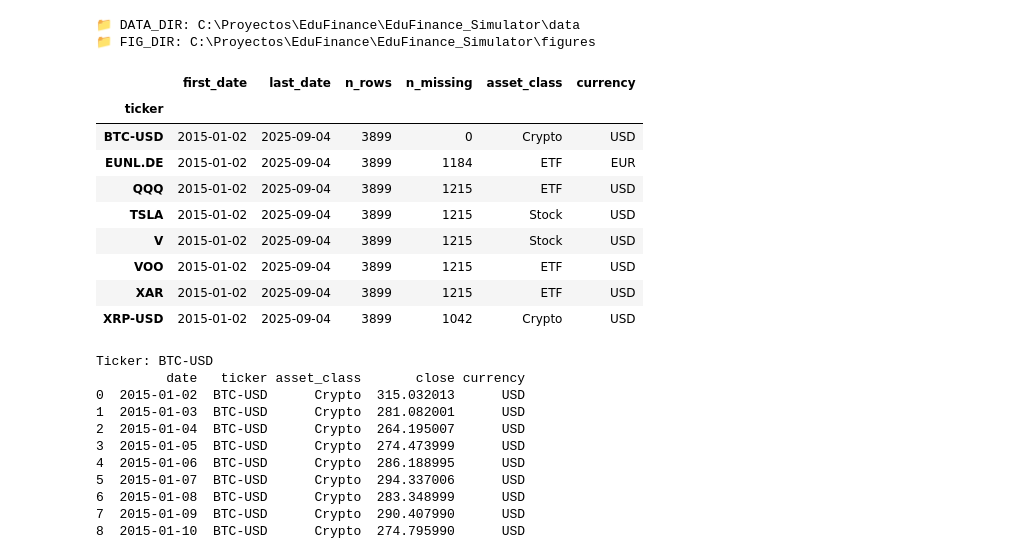
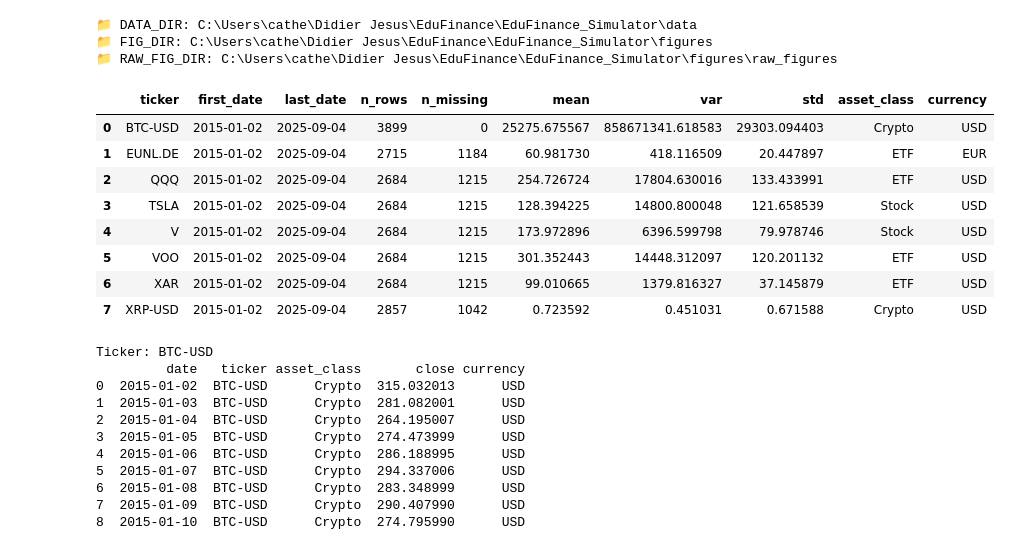
Before and after one commit to DidierAgamez/EduFinance_Simulator, a Jupyter notebook: Notebooks/02_eda_initial.ipynb, the cells around one changed output. Saved outputs shown, nothing was run; the diff lists cells and outputs as text; code cells hidden in the pictures.

```diff
--- a/Notebooks/02_eda_initial.ipynb
+++ b/Notebooks/02_eda_initial.ipynb
@@ -26,65 +26,73 @@ import seaborn as sns
 from utils.paths import DATA_DIR, FIG_DIR
 from utils.loader import load_csv
 
+RAW_FIG_DIR = FIG_DIR / "raw_figures"
+RAW_FIG_DIR.mkdir(parents=True, exist_ok=True)
+
+
 print("📁 DATA_DIR:", DATA_DIR)
 print("📁 FIG_DIR:", FIG_DIR)
+print("📁 RAW_FIG_DIR:", RAW_FIG_DIR)
 # %% [output]
-📁 DATA_DIR: C:\Proyectos\EduFinance\EduFinance_Simulator\data
-📁 FIG_DIR: C:\Proyectos\EduFinance\EduFinance_Simulator\figures
+📁 DATA_DIR: C:\Users\cathe\Didier Jesus\EduFinance\EduFinance_Simulator\data
+📁 FIG_DIR: C:\Users\cathe\Didier Jesus\EduFinance\EduFinance_Simulator\figures
+📁 RAW_FIG_DIR: C:\Users\cathe\Didier Jesus\EduFinance\EduFinance_Simulator\figures\raw_figures
 # %%
 """Cargamos los datos"""
 
 market_df = load_csv("raw_market_data.csv")
 # %%
-u"""
+"""
 Sanity check: Cobertura temporal por ticker
 
 El objetivo de este bloque es verificar que la descarga de datos
 desde Yahoo Finance fue correcta para cada activo.
 
 1. Agrupamos por 'ticker'.
 2. Calculamos:
   - first_date: primera fecha disponible en la serie.
   - last_date : última fecha disponible.
   - n_rows    : cantidad total de observaciones (filas).
   - n_missing : cantidad de valores nulos en 'close'.
 3. Ordenamos los resultados por ticker para facilitar la inspección.
 
 Este chequeo es importante porque:
   - Nos ayuda a identificar si algún activo tiene un rango temporal
     mucho más corto que el resto (ej. XRP con datos recientes).
   - Detecta gaps grandes o descargas vacías.
   - Nos da un panorama rápido de la consistencia antes de pasar
   a la normalización de fechas.
 
 """
 
-checks = (
-    market_df
-    .groupby("ticker")
+summary = (
+    market_df.groupby("ticker")
     .agg(
-        first_date=("date", "min"),   # primera fecha disponible
-        last_date=("date", "max"),    # última fecha disponible
-        n_rows=("date", "count"), # cantidad de observaciones
-        n_missing = ("close", lambda s: s.isna().sum()), # nulos en 'close'
-        asset_class = ("asset_class", "first"), # clase del activo
-        currency = ("currency", "first")
+        first_date=("date", "min"),
+        last_date=("date", "max"),
+        n_rows=("close", "count"),
+        n_missing=("close", lambda s: s.isna().sum()),
+        mean=("close", "mean"),
+        var=("close", "var"),
+        std=("close", "std"),
+        asset_class=("asset_class", "first"),
+        currency=("currency", "first"),
     )
-    .sort_index()
+    .reset_index()
 )
 
-checks
+summary.to_csv(DATA_DIR / "raw_market_summary.csv", index=False)
+summary.style.background_gradient(cmap="Blues")
 # %% [output]
-|  | first_date | last_date | n_rows | n_missing | asset_class | currency |
-| ticker |  |  |  |  |  |  |
-| BTC-USD | 2015-01-02 | 2025-09-04 | 3899 | 0 | Crypto | USD |
-| EUNL.DE | 2015-01-02 | 2025-09-04 | 3899 | 1184 | ETF | EUR |
-| QQQ | 2015-01-02 | 2025-09-04 | 3899 | 1215 | ETF | USD |
-| TSLA | 2015-01-02 | 2025-09-04 | 3899 | 1215 | Stock | USD |
-| V | 2015-01-02 | 2025-09-04 | 3899 | 1215 | Stock | USD |
-| VOO | 2015-01-02 | 2025-09-04 | 3899 | 1215 | ETF | USD |
-| XAR | 2015-01-02 | 2025-09-04 | 3899 | 1215 | ETF | USD |
-| XRP-USD | 2015-01-02 | 2025-09-04 | 3899 | 1042 | Crypto | USD |
+|  | ticker | first_date | last_date | n_rows | n_missing | mean | var | std | asset_class | currency |
+| 0 | BTC-USD | 2015-01-02 | 2025-09-04 | 3899 | 0 | 25275.675567 | 858671341.618583 | 29303.094403 | Crypto | USD |
+| 1 | EUNL.DE | 2015-01-02 | 2025-09-04 | 2715 | 1184 | 60.981730 | 418.116509 | 20.447897 | ETF | EUR |
+| 2 | QQQ | 2015-01-02 | 2025-09-04 | 2684 | 1215 | 254.726724 | 17804.630016 | 133.433991 | ETF | USD |
+| 3 | TSLA | 2015-01-02 | 2025-09-04 | 2684 | 1215 | 128.394225 | 14800.800048 | 121.658539 | Stock | USD |
+| 4 | V | 2015-01-02 | 2025-09-04 | 2684 | 1215 | 173.972896 | 6396.599798 | 79.978746 | Stock | USD |
+| 5 | VOO | 2015-01-02 | 2025-09-04 | 2684 | 1215 | 301.352443 | 14448.312097 | 120.201132 | ETF | USD |
+| 6 | XAR | 2015-01-02 | 2025-09-04 | 2684 | 1215 | 99.010665 | 1379.816327 | 37.145879 | ETF | USD |
+| 7 | XRP-USD | 2015-01-02 | 2025-09-04 | 2857 | 1042 | 0.723592 | 0.451031 | 0.671588 | Crypto | USD |
 # %%
 """
 Agrupación en base al ticker (para visualización)
```
Also changed, not shown: parts of 3 cells of this notebook, 18 other files.
